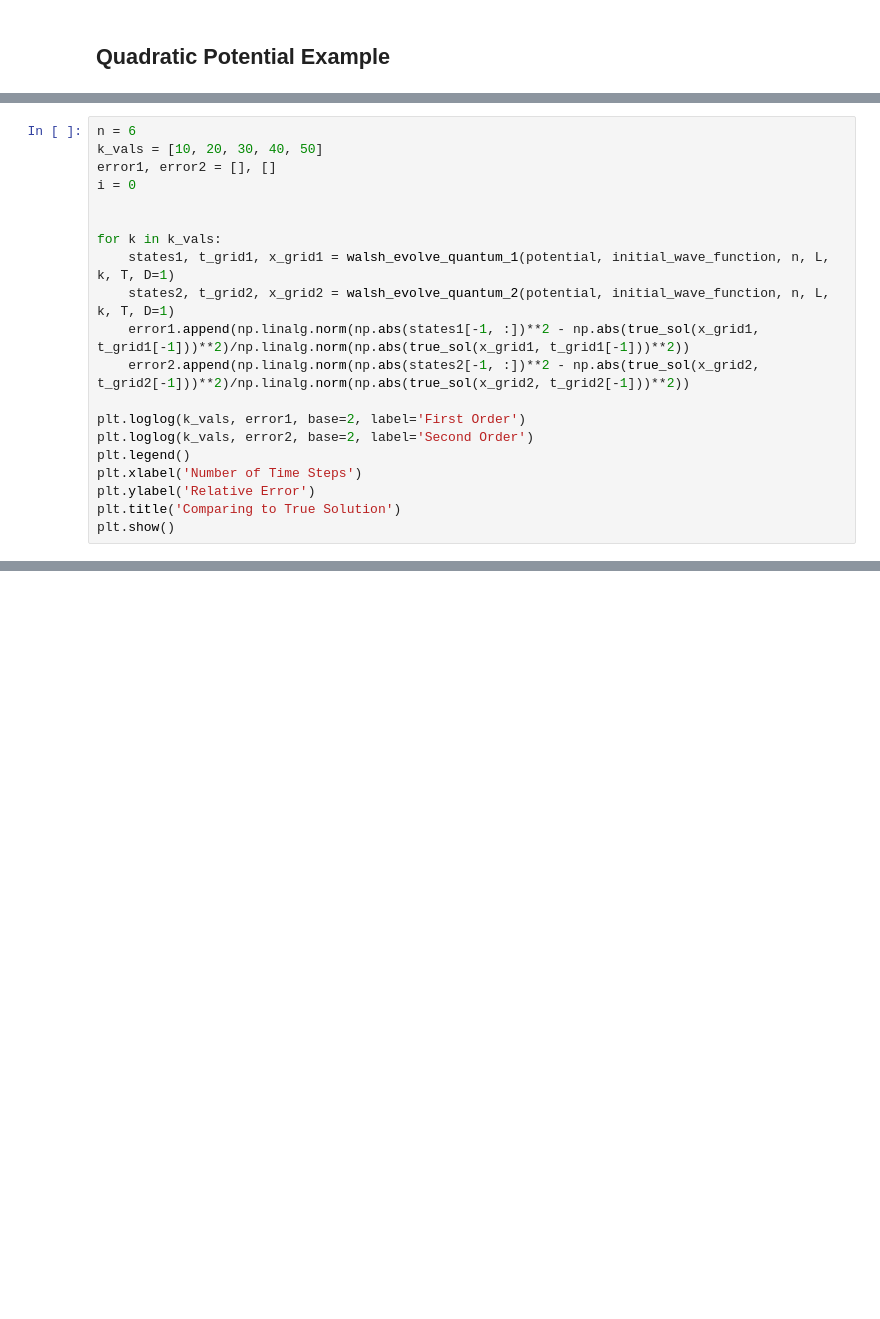
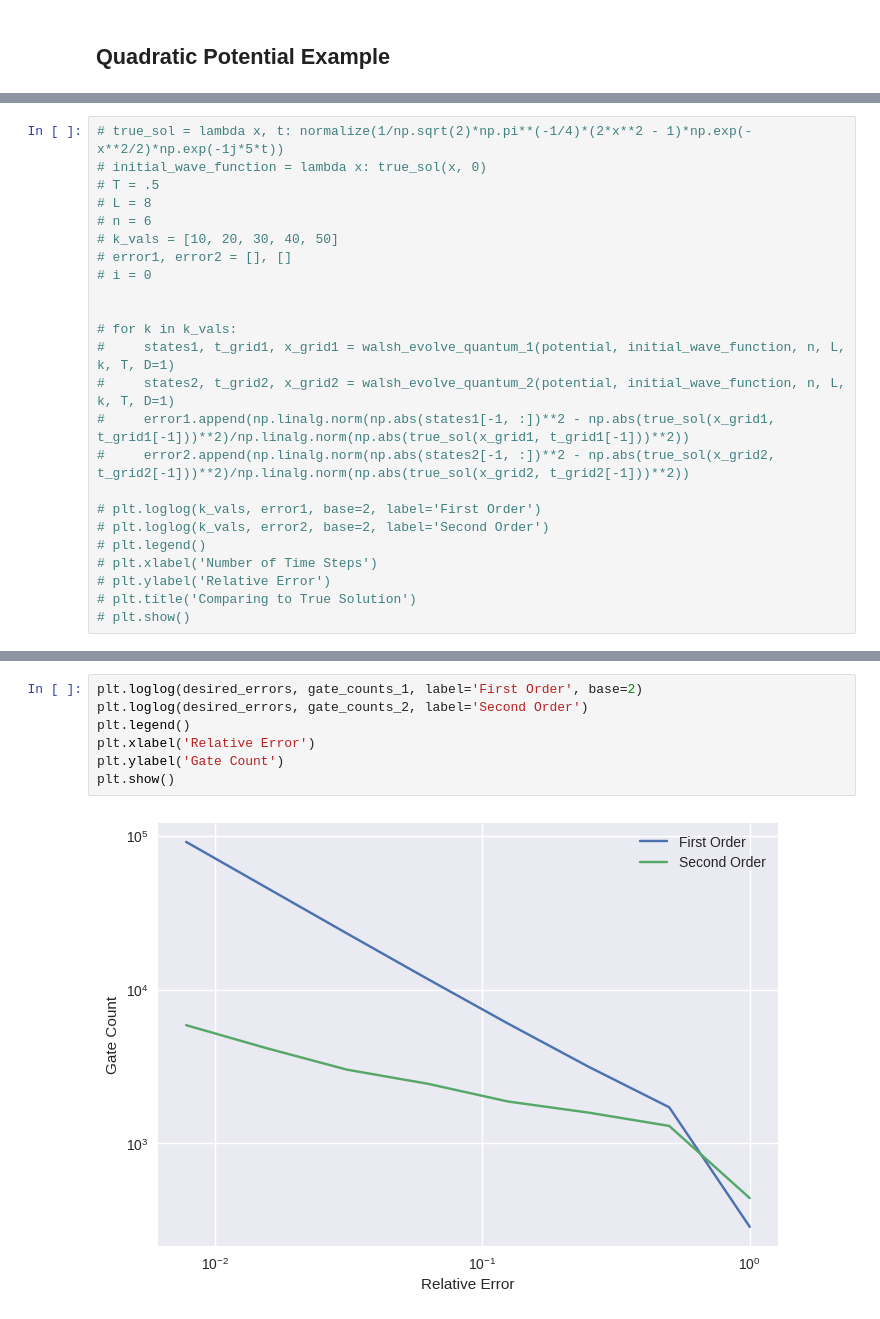
Before and after one commit to samco7/digital-quantum-simulation, a Jupyter notebook: welch/walsh_quantum_runs.ipynb, the cells around one changed output, grey strips where cells are left out. Drawn from its saved outputs; the diff is of its cells as text; blank space fills up the shorter version.

Commit message:
added gate count tests

```diff
--- a/welch/walsh_quantum_runs.ipynb
+++ b/welch/walsh_quantum_runs.ipynb
@@ -67,20 +94,24 @@ plt.show()
 # %%
-n = 6
-k_vals = [10, 20, 30, 40, 50]
-error1, error2 = [], []
-i = 0
+# true_sol = lambda x, t: normalize(1/np.sqrt(2)*np.pi**(-1/4)*(2*x**2 - 1)*np.exp(-x**2/2)*np.exp(-1j*5*t))
+# initial_wave_function = lambda x: true_sol(x, 0)
+# T = .5
+# L = 8
+# n = 6
+# k_vals = [10, 20, 30, 40, 50]
+# error1, error2 = [], []
+# i = 0
 
 
-for k in k_vals:
-    states1, t_grid1, x_grid1 = walsh_evolve_quantum_1(potential, initial_wave_function, n, L, k, T, D=1)
-    states2, t_grid2, x_grid2 = walsh_evolve_quantum_2(potential, initial_wave_function, n, L, k, T, D=1)
-    error1.append(np.linalg.norm(np.abs(states1[-1, :])**2 - np.abs(true_sol(x_grid1, t_grid1[-1]))**2)/np.linalg.norm(np.abs(true_sol(x_grid1, t_grid1[-1]))**2))
-    error2.append(np.linalg.norm(np.abs(states2[-1, :])**2 - np.abs(true_sol(x_grid2, t_grid2[-1]))**2)/np.linalg.norm(np.abs(true_sol(x_grid2, t_grid2[-1]))**2))
+# for k in k_vals:
+#     states1, t_grid1, x_grid1 = walsh_evolve_quantum_1(potential, initial_wave_function, n, L, k, T, D=1)
+#     states2, t_grid2, x_grid2 = walsh_evolve_quantum_2(potential, initial_wave_function, n, L, k, T, D=1)
+#     error1.append(np.linalg.norm(np.abs(states1[-1, :])**2 - np.abs(true_sol(x_grid1, t_grid1[-1]))**2)/np.linalg.norm(np.abs(true_sol(x_grid1, t_grid1[-1]))**2))
+#     error2.append(np.linalg.norm(np.abs(states2[-1, :])**2 - np.abs(true_sol(x_grid2, t_grid2[-1]))**2)/np.linalg.norm(np.abs(true_sol(x_grid2, t_grid2[-1]))**2))
 
-plt.loglog(k_vals, error1, base=2, label='First Order')
-plt.loglog(k_vals, error2, base=2, label='Second Order')
-plt.legend()
-plt.xlabel('Number of Time Steps')
-plt.ylabel('Relative Error')
-plt.title('Comparing to True Solution')
-plt.show()
+# plt.loglog(k_vals, error1, base=2, label='First Order')
+# plt.loglog(k_vals, error2, base=2, label='Second Order')
+# plt.legend()
+# plt.xlabel('Number of Time Steps')
+# plt.ylabel('Relative Error')
+# plt.title('Comparing to True Solution')
+# plt.show()
@@ -88,0 +163,9 @@ plt.show()
+# %%
+plt.loglog(desired_errors, gate_counts_1, label='First Order', base=2)
+plt.loglog(desired_errors, gate_counts_2, label='Second Order')
+plt.legend()
+plt.xlabel('Relative Error')
+plt.ylabel('Gate Count')
+plt.show()
+# %% [output]
+[figure, added]
```
Also changed, not shown: parts of 9 cells of this notebook, 1 other file.
